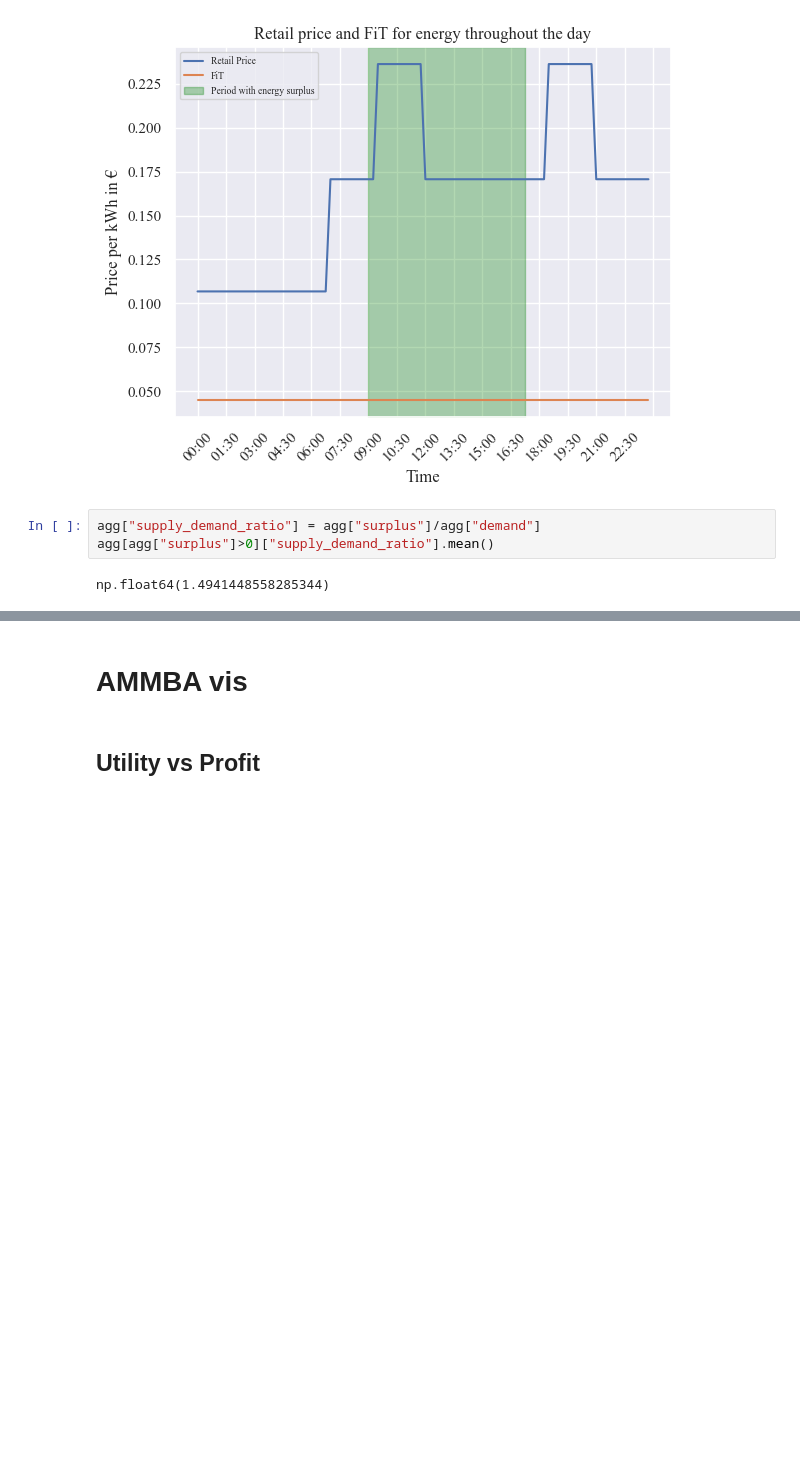
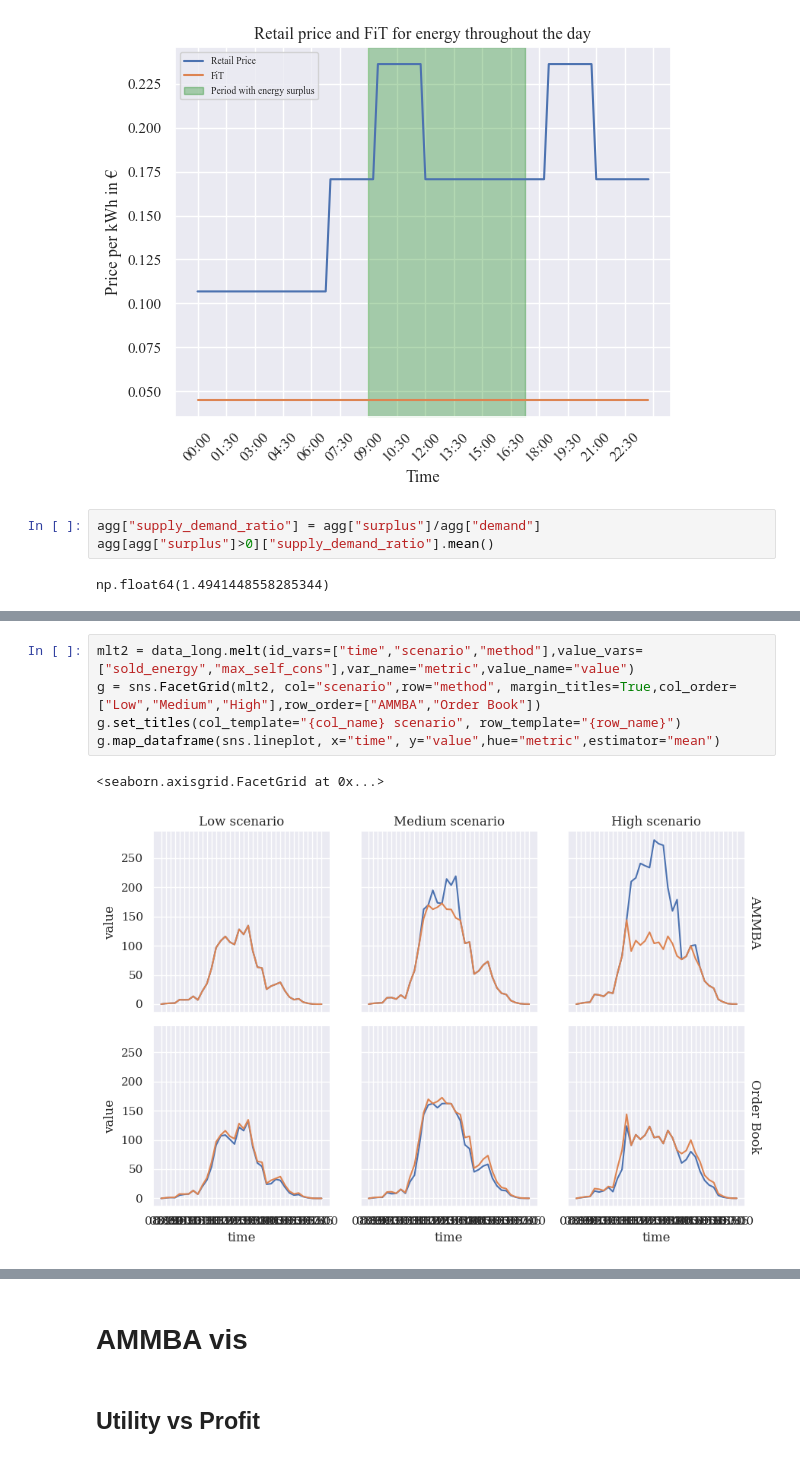
Before and after one commit to mkrahl/TruffleWorkspace, a Jupyter notebook: vis.ipynb, the cells around one changed output, grey strips where cells are left out. Saved outputs shown, nothing was run; the diff lists cells and outputs as text; blank space fills up the shorter version.

```diff
--- a/vis.ipynb
+++ b/vis.ipynb
@@ -137,0 +326,8 @@ np.float64(1.4941448558285344)
+# %%
+mlt2 = data_long.melt(id_vars=["time","scenario","method"],value_vars=["sold_energy","max_self_cons"],var_name="metric",value_name="value")
+g = sns.FacetGrid(mlt2, col="scenario",row="method", margin_titles=True,col_order=["Low","Medium","High"],row_order=["AMMBA","Order Book"])
+g.set_titles(col_template="{col_name} scenario", row_template="{row_name}")
+g.map_dataframe(sns.lineplot, x="time", y="value",hue="metric",estimator="mean")
+# %% [output]
+<seaborn.axisgrid.FacetGrid at 0x...>
+[figure, added]
```
Also changed, not shown: parts of 13 cells of this notebook, 24 other files.
